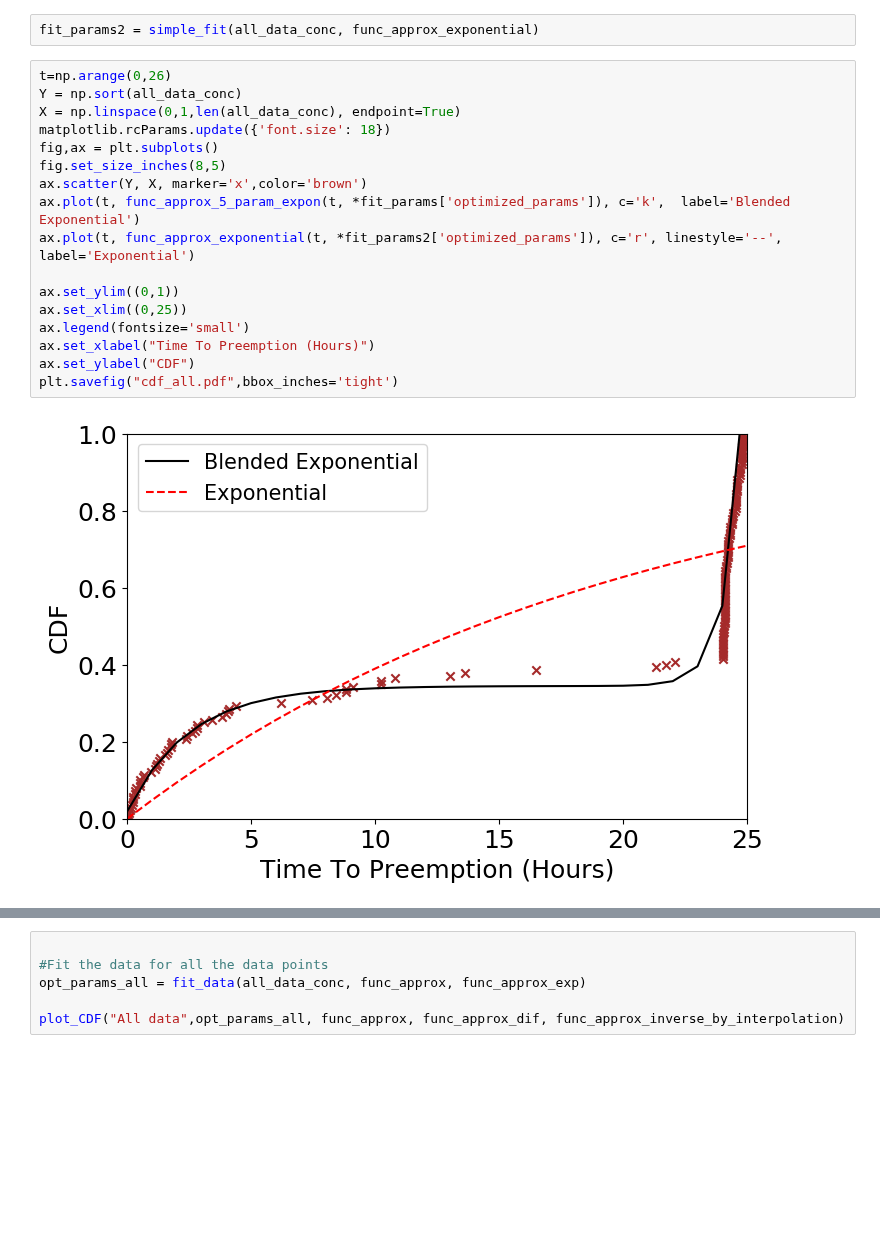
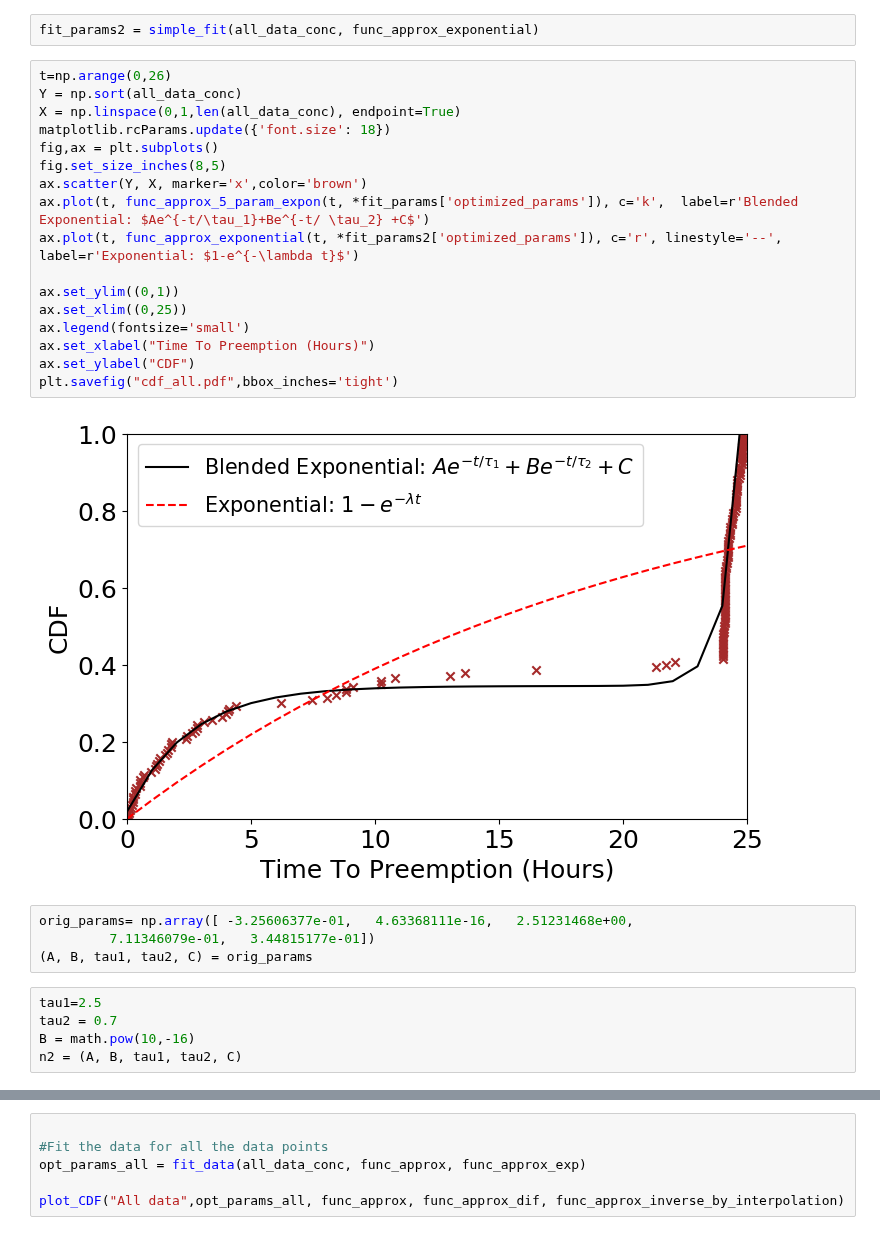
Before and after one commit to prateek-s/scispot, a Jupyter notebook: data/CDF-dual-exp.ipynb, the cells around one changed output, grey strips where cells are left out. Saved outputs shown, nothing was run; the diff lists cells and outputs as text; blank space fills up the shorter version.

```diff
--- a/data/CDF-dual-exp.ipynb
+++ b/data/CDF-dual-exp.ipynb
@@ -372,19 +372,28 @@ fit_params2 = simple_fit(all_data_conc, func_approx_exponential)
 # %%
 t=np.arange(0,26)
 Y = np.sort(all_data_conc)
 X = np.linspace(0,1,len(all_data_conc), endpoint=True)
 matplotlib.rcParams.update({'font.size': 18})
 fig,ax = plt.subplots()
 fig.set_size_inches(8,5)
 ax.scatter(Y, X, marker='x',color='brown')
-ax.plot(t, func_approx_5_param_expon(t, *fit_params['optimized_params']), c='k',  label='Blended Exponential')
-ax.plot(t, func_approx_exponential(t, *fit_params2['optimized_params']), c='r', linestyle='--', label='Exponential')
+ax.plot(t, func_approx_5_param_expon(t, *fit_params['optimized_params']), c='k',  label=r'Blended Exponential: $Ae^{-t/\tau_1}+Be^{-t/ \tau_2} +C$')
+ax.plot(t, func_approx_exponential(t, *fit_params2['optimized_params']), c='r', linestyle='--', label=r'Exponential: $1-e^{-\lambda t}$')
 
 ax.set_ylim((0,1))
 ax.set_xlim((0,25))
 ax.legend(fontsize='small')
 ax.set_xlabel("Time To Preemption (Hours)")
 ax.set_ylabel("CDF")
 plt.savefig("cdf_all.pdf",bbox_inches='tight')
 # %% [output]
-[figure, old version]
+[figure, new version]
+# %%
+orig_params= np.array([ -3.25606377e-01,   4.63368111e-16,   2.51231468e+00,
+         7.11346079e-01,   3.44815177e-01])
+(A, B, tau1, tau2, C) = orig_params
+# %%
+tau1=2.5
+tau2 = 0.7
+B = math.pow(10,-16)
+n2 = (A, B, tau1, tau2, C)
```
Also changed, not shown: parts of 4 cells of this notebook, 4 other files.
